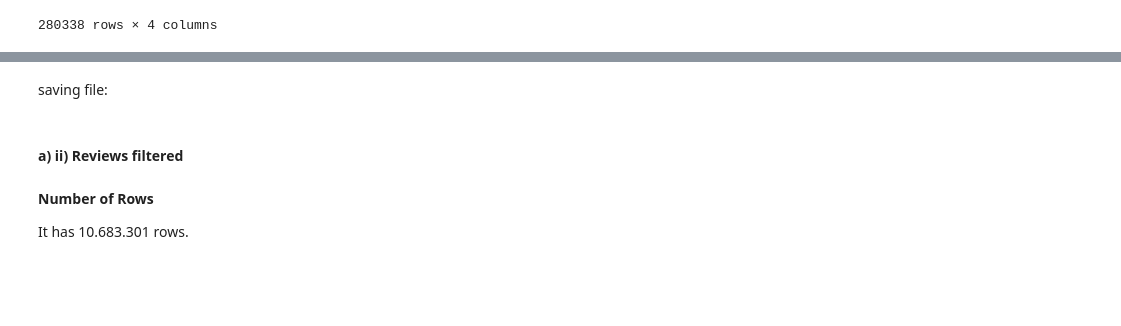
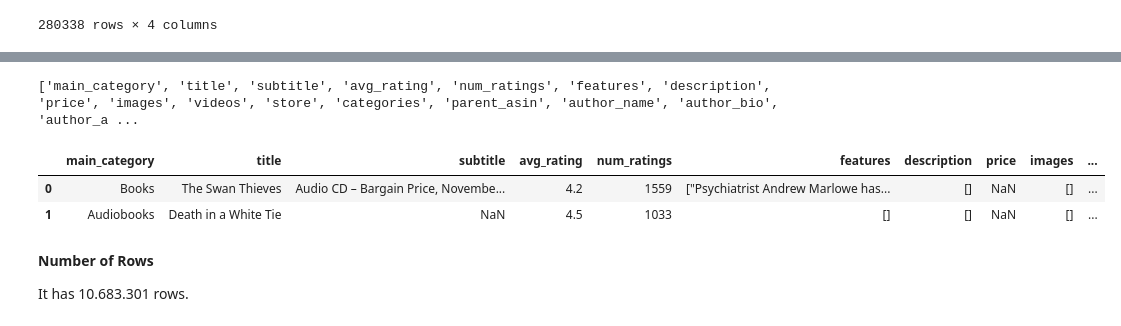
Before and after one commit to ijustsnapped/IPAI, a Jupyter notebook: Project_Raw.ipynb, the cells around one changed output, grey strips where cells are left out. Saved outputs shown, nothing was run; the diff lists cells and outputs as text; code cells hidden in the pictures; blank space fills up the shorter version.

Commit message:
update more cleaning

```diff
--- a/Project_Raw.ipynb
+++ b/Project_Raw.ipynb
@@ -2026,12 +2026,55 @@ Index(['main_category', 'title', 'subtitle', 'average_rating', 'rating_number',
       dtype='object')
-# %%
-df.drop('main_category_real', axis=1, inplace=True)
-# %% [markdown]
-saving file:
+# %%
+rename_mapping = {
+    'main_category': 'main_category',
+    'title': 'title',
+    'subtitle': 'subtitle',
+    'average_rating': 'avg_rating',
+    'rating_number': 'num_ratings',
+    'features': 'features',
+    'description': 'description',
+    'price': 'price',
+    'images': 'images',
+    'videos': 'videos',
+    'store': 'store',
+    'categories': 'categories',
+    'parent_asin': 'parent_asin',
+    'author_name': 'author_name',
+    'author_about': 'author_bio',
+    'author_avatar': 'author_avatar',
+    'details': 'product_details',
+    'Language': 'language',
+    'Dimensions': 'dimensions_raw',
+    'Publisher': 'publisher_raw',
+    'Item Weight': 'item_weight_raw',
+    'ISBN 13': 'isbn_13',
+    'ISBN 10': 'isbn_10',
+    'length': 'length',
+    'width': 'width',
+    'height': 'height',
+    'found_unit': 'dimension_unit',
+    'weight_oz': 'weight_oz',
+    'iso_language': 'lang_iso',
+    'PublicationDate': 'publication_date',
+    'Publisher_Clean': 'publisher',
+    'Edition': 'edition'
+}
+
+# Rename the columns
+df.rename(columns=rename_mapping, inplace=True)
+
+# Print the standardized column names
+print(df.columns.tolist())
+# %% [output]
+['main_category', 'title', 'subtitle', 'avg_rating', 'num_ratings', 'features', 'description', 'price', 'images', 'videos', 'store', 'categories', 'parent_asin', 'author_name', 'author_bio', 'author_a ...
 # %%
 df.to_csv('./Datasets/1_amazon/amazon_meta_clean.csv', index=False)
-# %% [markdown]
-#### a) ii) Reviews filtered
+# %%
+df.head(2)
+# %% [output]
+|  | main_category | title | subtitle | avg_rating | num_ratings | features | description | price | images | ... |
+| 0 | Books | The Swan Thieves | Audio CD – Bargain Price, Novembe... | 4.2 | 1559 | ["Psychiatrist Andrew Marlowe has... | [] | NaN | [] | ... |
+| 1 | Audiobooks | Death in a White Tie | NaN | 4.5 | 1033 | [] | [] | NaN | [] | ... |
 # %% [markdown]
 **Number of Rows**
 
```
Also changed, not shown: parts of 67 cells of this notebook.
